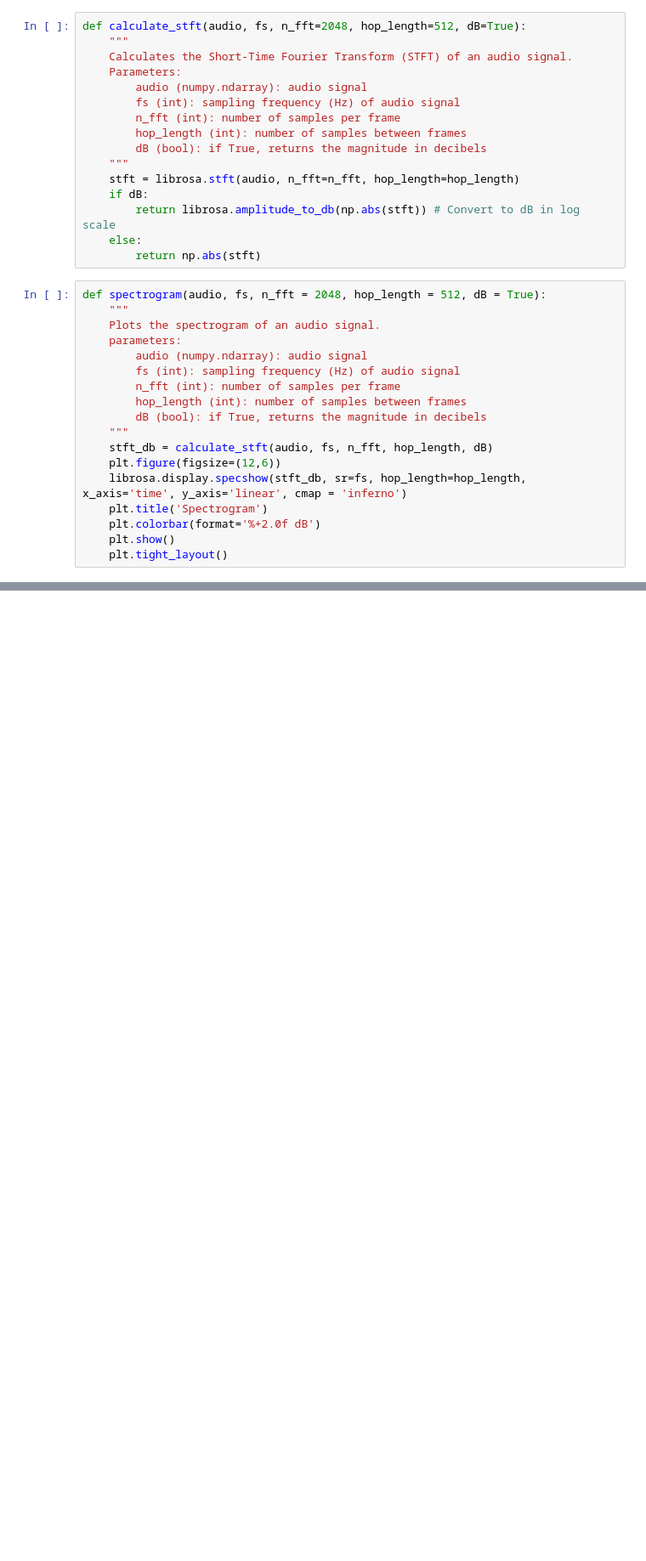
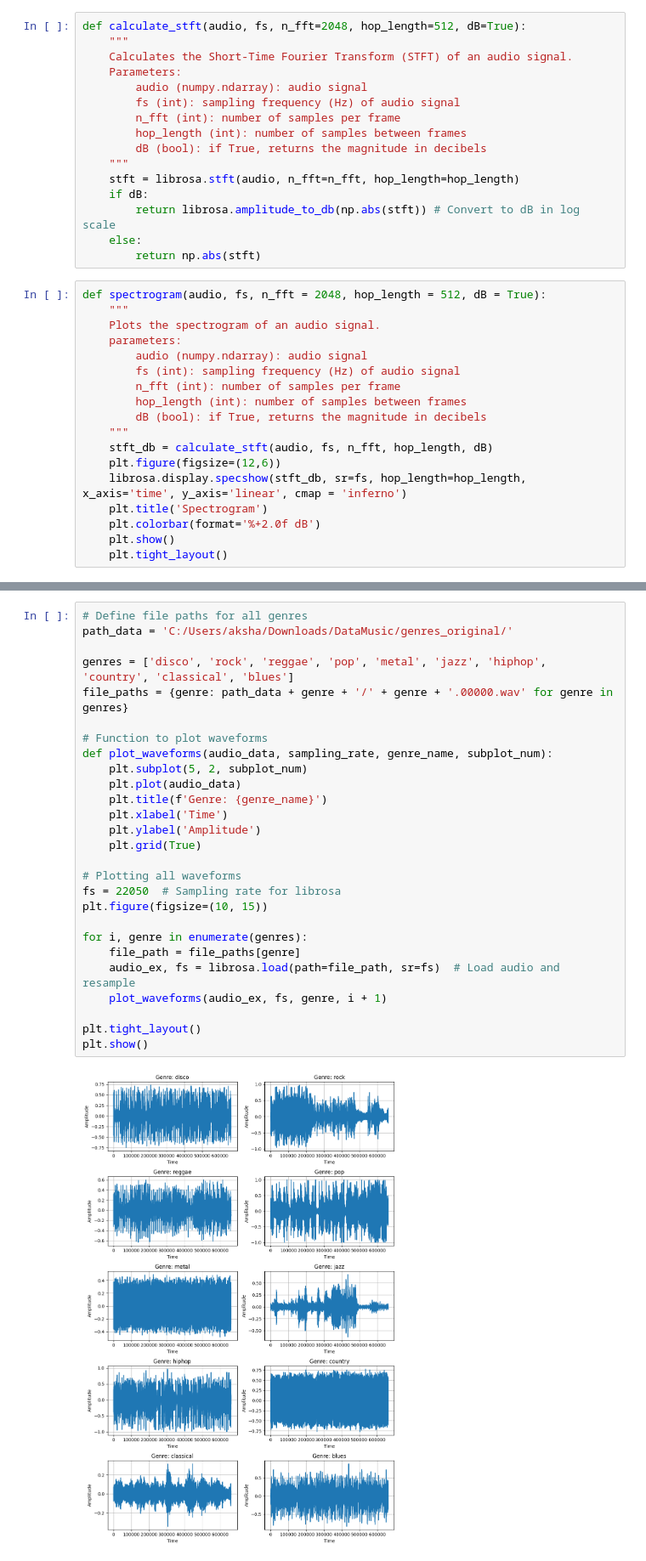
Before and after one commit to Akki0529/Music-Classiffer, a Jupyter notebook: 01-Preprocessing.ipynb, the cells around one changed output, grey strips where cells are left out. Shown: that part at 85% size. Saved outputs shown, nothing was run; the diff lists cells and outputs as text; blank space fills up the shorter version.

```diff
--- a/01-Preprocessing.ipynb
+++ b/01-Preprocessing.ipynb
@@ -118,0 +185,29 @@ def plot_mel_spectrogram(mfcc, fs):
+# %%
+# Define file paths for all genres
+path_data = 'C:/Users/aksha/Downloads/DataMusic/genres_original/'
+
+genres = ['disco', 'rock', 'reggae', 'pop', 'metal', 'jazz', 'hiphop', 'country', 'classical', 'blues']
+file_paths = {genre: path_data + genre + '/' + genre + '.00000.wav' for genre in genres}
+
+# Function to plot waveforms
+def plot_waveforms(audio_data, sampling_rate, genre_name, subplot_num):
+    plt.subplot(5, 2, subplot_num)
+    plt.plot(audio_data)
+    plt.title(f'Genre: {genre_name}')
+    plt.xlabel('Time')
+    plt.ylabel('Amplitude')
+    plt.grid(True)
+
+# Plotting all waveforms
+fs = 22050  # Sampling rate for librosa
+plt.figure(figsize=(10, 15))
+
+for i, genre in enumerate(genres):
+    file_path = file_paths[genre]
+    audio_ex, fs = librosa.load(path=file_path, sr=fs)  # Load audio and resample
+    plot_waveforms(audio_ex, fs, genre, i + 1)
+
+plt.tight_layout()
+plt.show()
+# %% [output]
+[figure, added]
```
Also changed, not shown: parts of 11 cells of this notebook, 1 other file.
